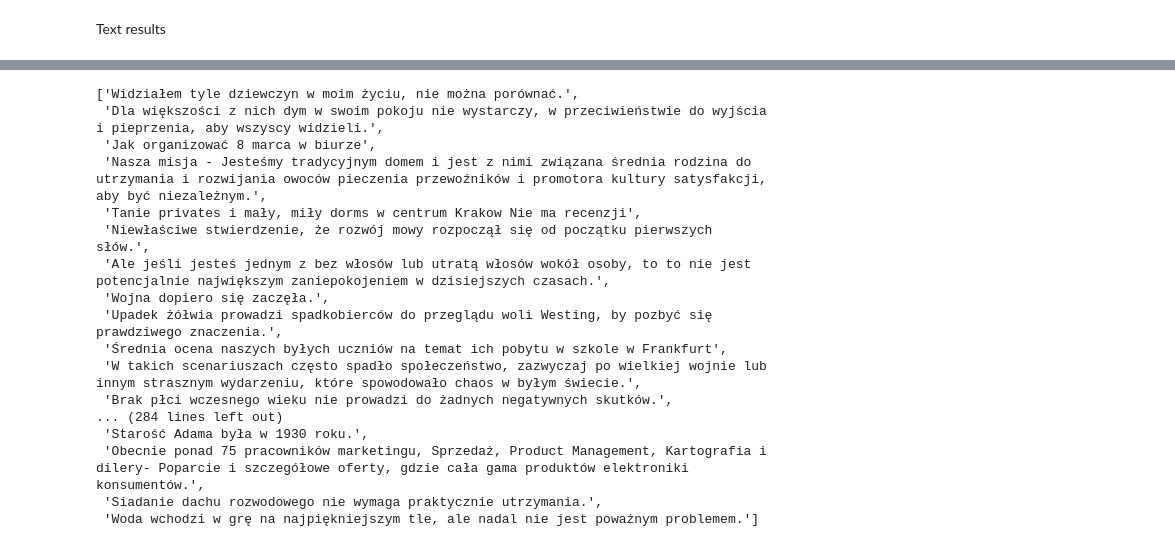
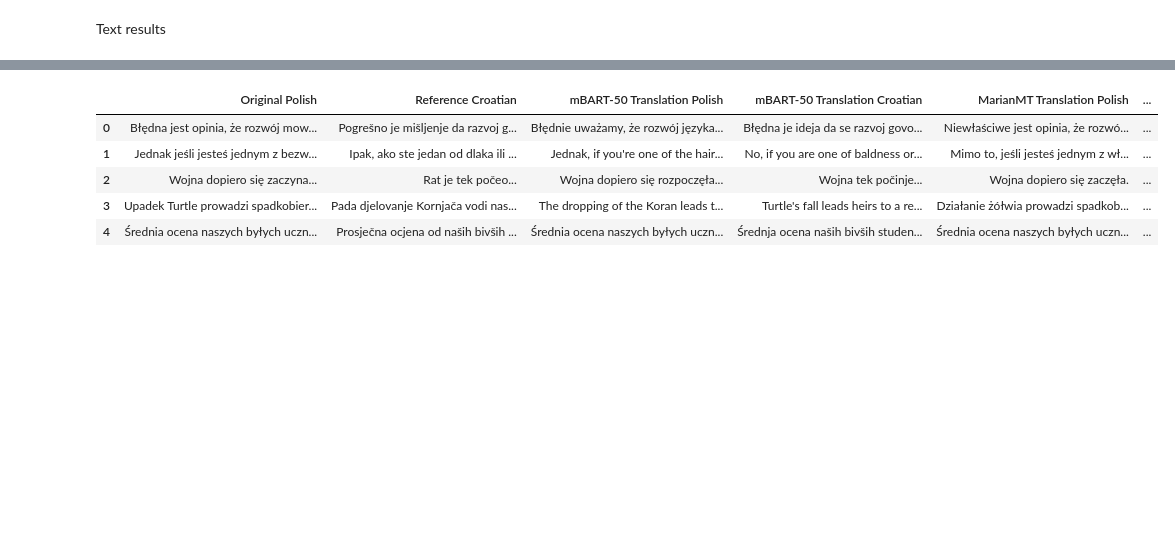
Before and after one commit to edzix-1/NLP-Project, a Jupyter notebook: Polish_Croatian_translations_project.ipynb, the cells around one changed output, grey strips where cells are left out. Drawn from its saved outputs; the diff is of its cells as text; code cells hidden in the pictures; blank space fills up the shorter version.

```diff
--- a/Polish_Croatian_translations_project.ipynb
+++ b/Polish_Croatian_translations_project.ipynb
@@ -29,7 +29,11 @@ with open("MultiParaCrawl.hr-pl.hr", "r", encoding="utf-8") as f: hr = f.read().
 with open("MultiParaCrawl.hr-pl.pl", "r", encoding="utf-8") as f: pl = f.read().splitlines()
 
 df = pd.DataFrame({"hr": hr, "pl": pl})
-n = 300
+n = 5
+# %%
+df = df[5:]
+pl = pl[5:]
+hr = hr[5:]
 # %% [markdown]
 Multilingual model and tokenizer declaration. Creating the translate function for the Multilingual model.
 # %%
@@ -309,20 +269,18 @@ hr_to_pl2
-# %%
-hr_back2
-# %% [output]
-['Widziałem tyle dziewczyn w moim życiu, nie można porównać.',
- 'Dla większości z nich dym w swoim pokoju nie wystarczy, w przeciwieństwie do wyjścia i pieprzenia, aby wszyscy widzieli.',
- 'Jak organizować 8 marca w biurze',
- 'Nasza misja - Jesteśmy tradycyjnym domem i jest z nimi związana średnia rodzina do utrzymania i rozwijania owoców pieczenia przewoźników i promotora kultury satysfakcji, aby być niezależnym.',
- 'Tanie privates i mały, miły dorms w centrum Krakow Nie ma recenzji',
- 'Niewłaściwe stwierdzenie, że rozwój mowy rozpoczął się od początku pierwszych słów.',
- 'Ale jeśli jesteś jednym z bez włosów lub utratą włosów wokół osoby, to to nie jest potencjalnie największym zaniepokojeniem w dzisiejszych czasach.',
- 'Wojna dopiero się zaczęła.',
- 'Upadek żółwia prowadzi spadkobierców do przeglądu woli Westing, by pozbyć się prawdziwego znaczenia.',
- 'Średnia ocena naszych byłych uczniów na temat ich pobytu w szkole w Frankfurt',
- 'W takich scenariuszach często spadło społeczeństwo, zazwyczaj po wielkiej wojnie lub innym strasznym wydarzeniu, które spowodowało chaos w byłym świecie.',
- 'Brak płci wczesnego wieku nie prowadzi do żadnych negatywnych skutków.',
-... (284 lines left out)
- 'Starość Adama była w 1930 roku.',
- 'Obecnie ponad 75 pracowników marketingu, Sprzedaż, Product Management, Kartografia i dilery- Poparcie i szczegółowe oferty, gdzie cała gama produktów elektroniki konsumentów.',
- 'Siadanie dachu rozwodowego nie wymaga praktycznie utrzymania.',
- 'Woda wchodzi w grę na najpiękniejszym tle, ale nadal nie jest poważnym problemem.']
+# %%
+samples = pd.DataFrame({
+    'Original Polish': pl[:5],
+    'Reference Croatian': hr[:5],
+    'mBART-50 Translation Polish': hr_to_pl[:5],
+    'mBART-50 Translation Croatian': pl_to_hr[:5],
+    'MarianMT Translation Polish': hr_to_pl2[:5],
+    'MarianMT Translation Croatian': pl_to_hr2[:5]
+})
+
+display(samples.style.set_properties(**{'text-align': 'left'}))
+# %% [output]
+|  | Original Polish | Reference Croatian | mBART-50 Translation Polish | mBART-50 Translation Croatian | MarianMT Translation Polish | ... |
+| 0 | Błędna jest opinia, że rozwój mow... | Pogrešno je mišljenje da razvoj g... | Błędnie uważamy, że rozwój języka... | Błędna je ideja da se razvoj govo... | Niewłaściwe jest opinia, że rozwó... | ... |
+| 1 | Jednak jeśli jesteś jednym z bezw... | Ipak, ako ste jedan od dlaka ili ... | Jednak, if you're one of the hair... | No, if you are one of baldness or... | Mimo to, jeśli jesteś jednym z wł... | ... |
+| 2 | Wojna dopiero się zaczyna... | Rat je tek počeo... | Wojna dopiero się rozpoczęła... | Wojna tek počinje... | Wojna dopiero się zaczęła. | ... |
+| 3 | Upadek Turtle prowadzi spadkobier... | Pada djelovanje Kornjača vodi nas... | The dropping of the Koran leads t... | Turtle's fall leads heirs to a re... | Działanie żółwia prowadzi spadkob... | ... |
+| 4 | Średnia ocena naszych byłych uczn... | Prosječna ocjena od naših bivših ... | Średnia ocena naszych byłych uczn... | Średnja ocena naših bivših studen... | Średnia ocena naszych byłych uczn... | ... |
```
Also changed, not shown: parts of 16 cells of this notebook.
